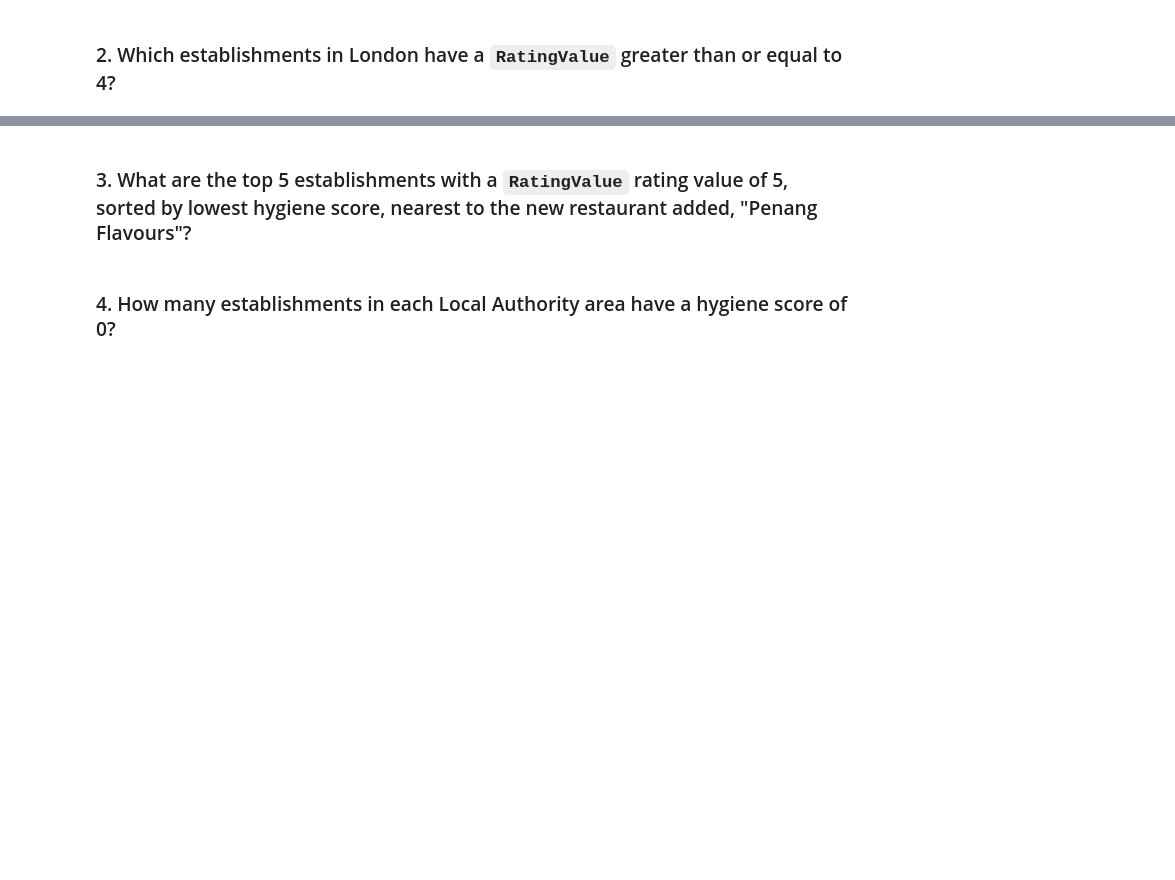
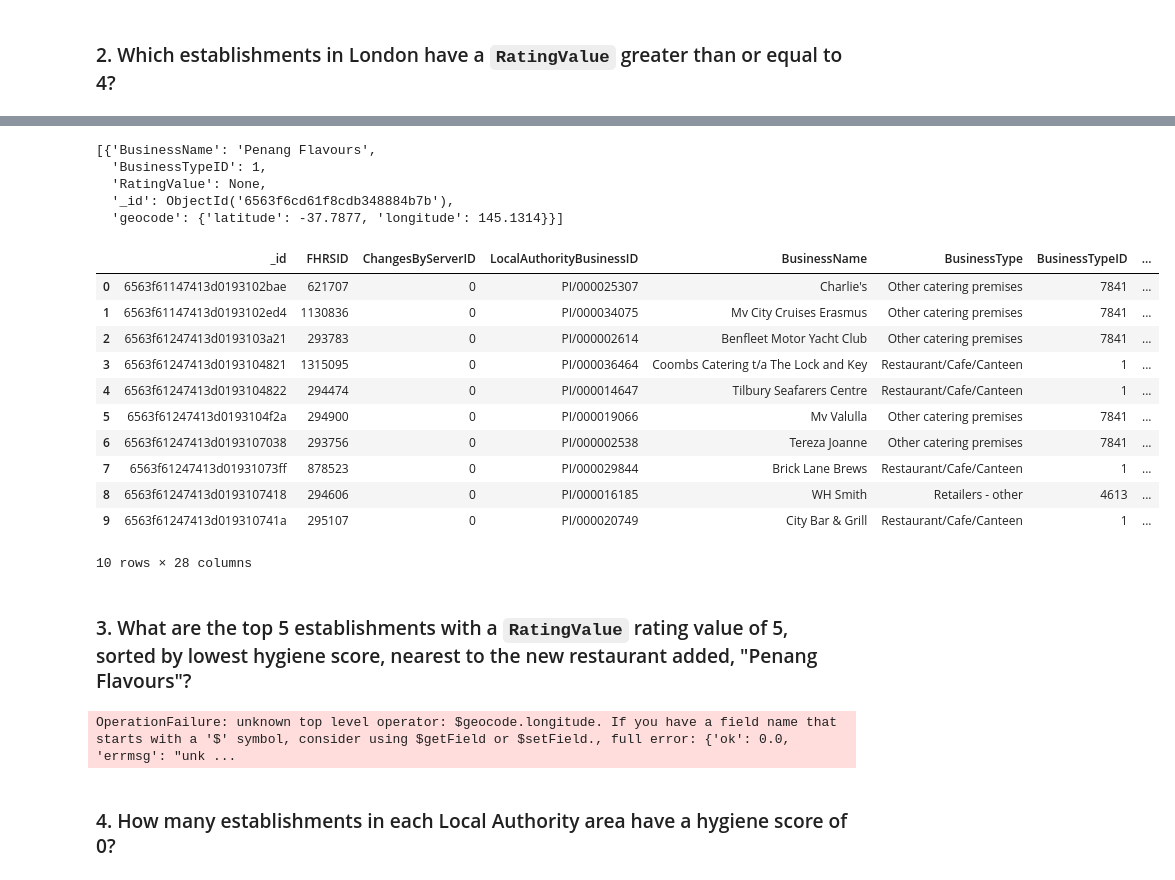
Before and after one commit to AlyssaCullinan/nosql-challenge, a Jupyter notebook: Starter_Code/NoSQL_analysis_starter.ipynb, the cells around one changed output, grey strips where cells are left out. Cells and saved outputs as stored; diff of their text form; code cells hidden in the pictures; blank space fills up the shorter version.

```diff
--- a/Starter_Code/NoSQL_analysis_starter.ipynb
+++ b/Starter_Code/NoSQL_analysis_starter.ipynb
@@ -67,8 +82,10 @@ for i in range(1):
 ### 2. Which establishments in London have a `RatingValue` greater than or equal to 4?
 # %%
 # Find the establishments with London as the Local Authority and has a RatingValue greater than or equal to 4.
-query =
+london_find = establishments.find({'LocalAuthorityName':{'$regex': 'London'}, 'RatingValue':{'$gte':4}})
 
 # Use count_documents to display the number of documents in the result
+london_count = establishments.count_documents({'LocalAuthorityName': 'London', 'RatingValue':{'$gte':4}})
 
 # Display the first document in the results using pprint
+pprint(london_find[0])
@@ -75,9 +110,35 @@ query =
+# %%
+# add lat and long to Penang Flavours
+db.establishments.update_one({'BusinessName':'Penang Flavours'},{'$set': {'geocode.latitude':-37.7877,'geocode.longitude':145.1314}})
+
+find_penang = db.establishments.find({'BusinessName':'Penang Flavours'})
+pprint([row for row in find_penang])
+# %% [output]
+[{'BusinessName': 'Penang Flavours',
+  'BusinessTypeID': 1,
+  'RatingValue': None,
+  '_id': ObjectId('6563f6cd61f8cdb348884b7b'),
+  'geocode': {'latitude': -37.7877, 'longitude': 145.1314}}]
 # %%
 # Convert the result to a Pandas DataFrame
-
+london_df = pd.DataFrame(london_find)
 # Display the number of rows in the DataFrame
-
+len(london_df.index)
 # Display the first 10 rows of the DataFrame
+london_df.head(10)
+# %% [output]
+|  | _id | FHRSID | ChangesByServerID | LocalAuthorityBusinessID | BusinessName | BusinessType | BusinessTypeID | ... |
+| 0 | 6563f61147413d0193102bae | 621707 | 0 | PI/000025307 | Charlie's | Other catering premises | 7841 | ... |
+| 1 | 6563f61147413d0193102ed4 | 1130836 | 0 | PI/000034075 | Mv City Cruises Erasmus | Other catering premises | 7841 | ... |
+| 2 | 6563f61247413d0193103a21 | 293783 | 0 | PI/000002614 | Benfleet Motor Yacht Club | Other catering premises | 7841 | ... |
+| 3 | 6563f61247413d0193104821 | 1315095 | 0 | PI/000036464 | Coombs Catering t/a The Lock and Key | Restaurant/Cafe/Canteen | 1 | ... |
+| 4 | 6563f61247413d0193104822 | 294474 | 0 | PI/000014647 | Tilbury Seafarers Centre | Restaurant/Cafe/Canteen | 1 | ... |
+| 5 | 6563f61247413d0193104f2a | 294900 | 0 | PI/000019066 | Mv Valulla | Other catering premises | 7841 | ... |
+| 6 | 6563f61247413d0193107038 | 293756 | 0 | PI/000002538 | Tereza Joanne | Other catering premises | 7841 | ... |
+| 7 | 6563f61247413d01931073ff | 878523 | 0 | PI/000029844 | Brick Lane Brews | Restaurant/Cafe/Canteen | 1 | ... |
+| 8 | 6563f61247413d0193107418 | 294606 | 0 | PI/000016185 | WH Smith | Retailers - other | 4613 | ... |
+| 9 | 6563f61247413d019310741a | 295107 | 0 | PI/000020749 | City Bar & Grill | Restaurant/Cafe/Canteen | 1 | ... |
+10 rows × 28 columns
 # %% [markdown]
 ### 3. What are the top 5 establishments with a `RatingValue` rating value of 5, sorted by lowest hygiene score, nearest to the new restaurant added, "Penang Flavours"?
 # %%
@@ -85,14 +146,28 @@ query =
 # Rating value must equal 5
 # Sort by hygiene score
 
+penang_flavours = establishments.find_one({'BusinessName':'Penang Flavours'})
+
+
 degree_search = 0.01
-latitude =
-longitude =
-
-query =
-sort =
+latitude = penang_flavours['geocode']['latitude']
+longitude = penang_flavours['geocode']['longitude']
+sort = [('score.Hygiene', -1)]
+queries = establishments.find({'$geocode.longitude':
+                               {'$lte': degree_search + longitude},
+                               '$and':[{'$gte': degree_search + longitude}]}).sort(sort)
 
 # Print the results
+print(queries[0])
+
+# Find the establishments with a hygiene score of 20
+
+
+
+# longitude = 145.1314
+# latitude = -37.7877
+# %% [output]
+OperationFailure: unknown top level operator: $geocode.longitude. If you have a field name that starts with a '$' symbol, consider using $getField or $setField., full error: {'ok': 0.0, 'errmsg': "unk ...
 # %%
 # Convert result to Pandas DataFrame
 # %% [markdown]
```
Also changed, not shown: parts of 6 cells of this notebook.
